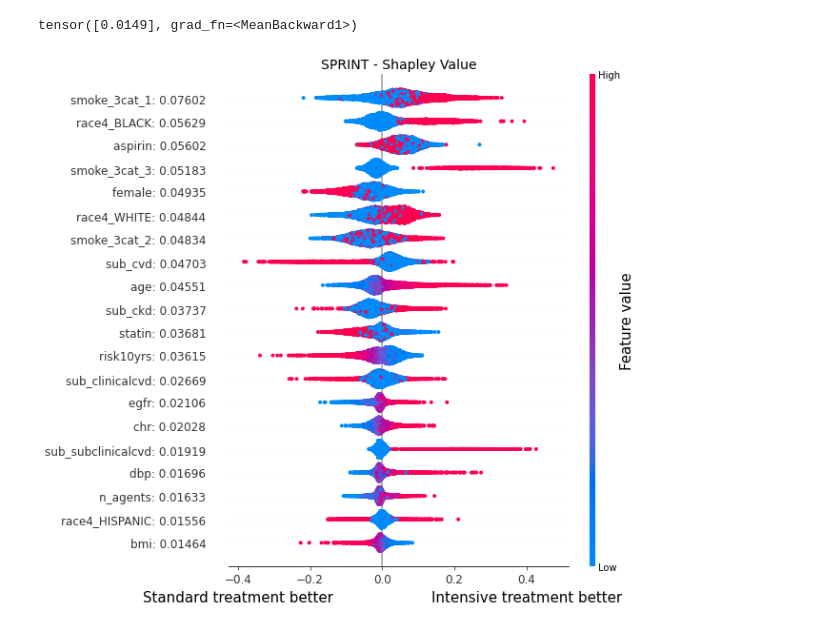
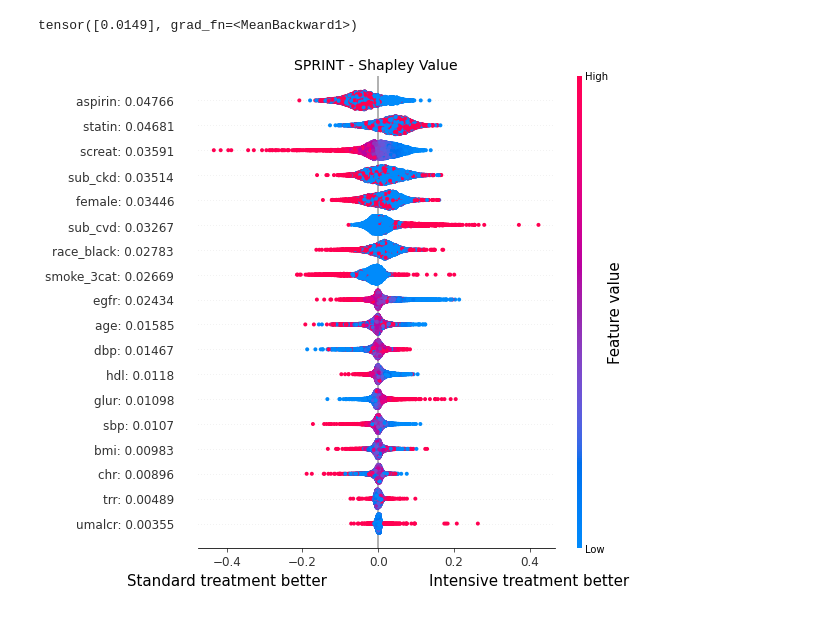
Before and after one commit to q8888620002/LIFT-XAI, a Jupyter notebook: spinrt.ipynb, the cells around one changed output. Cells and saved outputs as stored; diff of their text form; code cells hidden in the pictures.

Commit message:
update dataset

```diff
--- a/spinrt.ipynb
+++ b/spinrt.ipynb
@@ -29,7 +32,7 @@ if module_path not in sys.path:
 
 import catenets.models.torch.pseudo_outcome_nets as pseudo_outcome_nets
 # %%
-def plot_feature_values(feature_values, x_test):
+def plot_feature_values(feature_values, x_test, names):
 
     feature_num = feature_values.shape[1]
     ind = np.argpartition(np.abs(feature_values).mean(0).round(5), -feature_num)[-feature_num:]
@@ -130,36 +83,11 @@ names = data.drop([treatment, outcome], axis=1).columns
 # %%
-# n, feature_size = data.shape
+x, w, y = data.get_data()
 
-# treatment_index = data.columns.get_loc(treatment)
-# outcome_index = data.columns.get_loc(outcome)
+# trials = 10
 
-# var_index = [i for i in range(feature_size) if i not in [treatment_index, outcome_index]]
+# results = np.zeros((trials, len(x)))
 
-# feature_names = data.drop([treatment, outcome], axis=1).columns
-
-# x_norm = data.values
-
-# imp = SimpleImputer(missing_values=np.nan, strategy='mean')
-# imp.fit(x_norm)
-# x_train_scaled = imp.transform(x_norm)
-
-# x_train, x_test, y_train, y_test = model_selection.train_test_split(
-#                                              x_train_scaled,
-#                                              data[outcome],
-#                                              test_size=0.2,
-#                                              random_state=42,
-#                                     )
-
-
-# w_train = x_train[:, treatment_index]
-# w_test =  x_test[:, treatment_index]
-
-# x_train = x_train[:,var_index]
-# x_test = x_test[:, var_index]
-
-data = Dataset("sprint", 0)
-
-x, w, y = data.get_data()
+# for i in range(trials):
 
 model = pseudo_outcome_nets.XLearner(
     x.shape[1],
@@ -167,10 +95,12 @@ model = pseudo_outcome_nets.XLearner(
     n_layers_out=2,
     n_units_out=100,
     batch_size=128,
-    n_iter=1500,
+    n_iter=1000,
     nonlin="relu",
     device="cpu",
+    # seed= i
 )
 
 model.fit(x, y, w)
+# results[i] = model.predict(x).detach().cpu().numpy().reshape(-1)
 # %% [output]
@@ -217,19 +147,19 @@ tensor([0.0149], grad_fn=<MeanBackward1>)
 # %%
 baseline = x.mean(0)
 
 marginal_shapley_value_sampling_model = ShapleyValueSampling(model)
 
 marginal_shapley_value = marginal_shapley_value_sampling_model.attribute(
                 torch.tensor(x),
                 n_samples=1000,
                 baselines = torch.tensor(baseline.reshape(1,-1)),
                 perturbations_per_eval = 10,
                 show_progress=True
 ).detach().cpu().numpy()
+
+plot_feature_values(marginal_shapley_value, x, data.get_feature_names())
+# %% [output]
+[figure, added]
-# %%
-plot_feature_values(marginal_shapley_value, baseline)
-# %% [output]
-[figure, removed]
 # %%
 learner = "XLearner"
 shuffle = "True"
```
Also changed, not shown: parts of 8 cells of this notebook, 6 other files.
